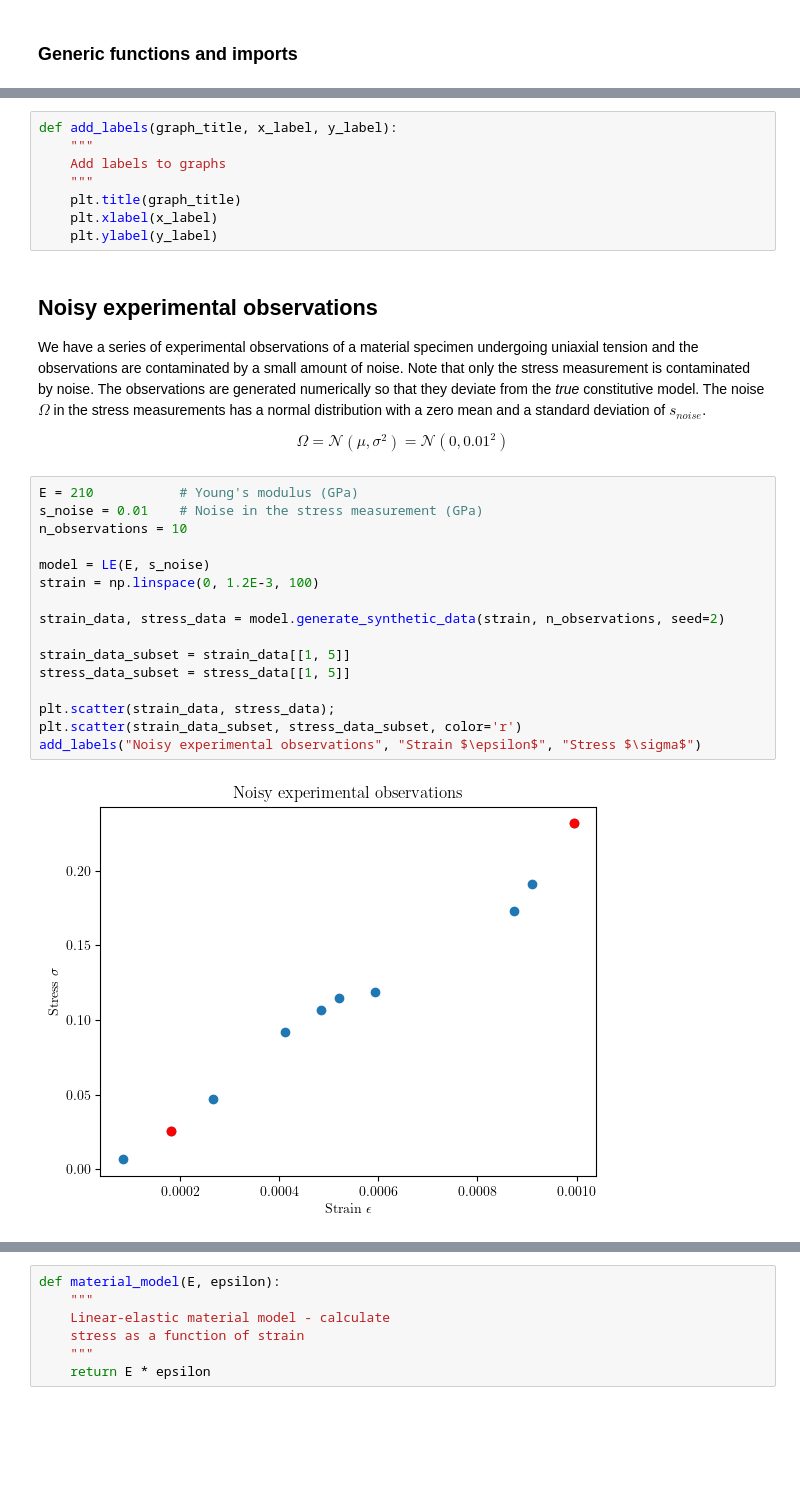
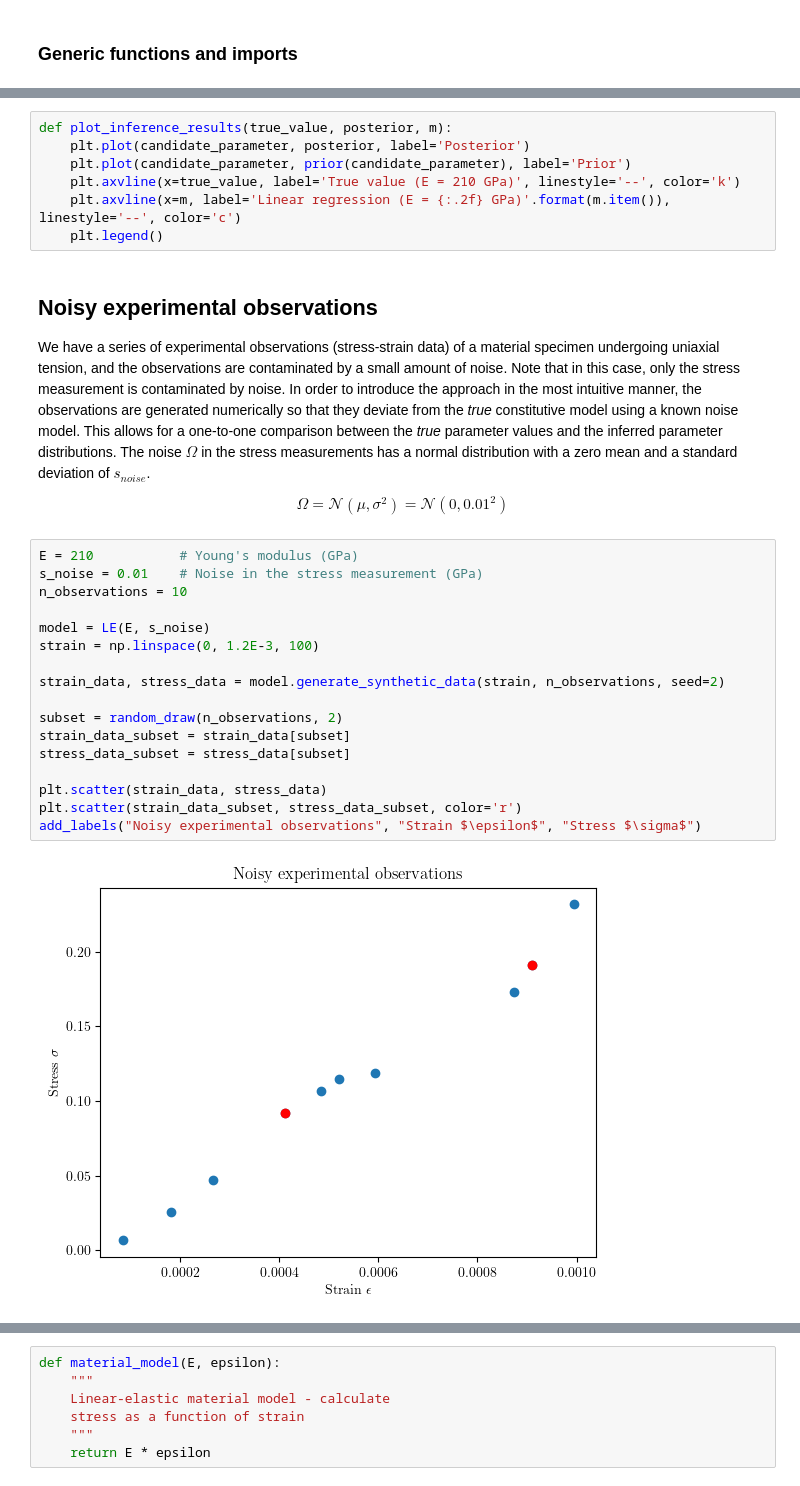
Before and after one commit to mark-hobbs/bayesian-inference-tutorial, a Jupyter notebook: 1_Linear_Elasticity_V2.ipynb, the cells around one changed output, grey strips where cells are left out. Saved outputs shown, nothing was run; the diff lists cells and outputs as text; blank space fills up the shorter version.

```diff
--- a/1_Linear_Elasticity_V2.ipynb
+++ b/1_Linear_Elasticity_V2.ipynb
@@ -20,38 +28,38 @@ plt.rcParams.update({
 plt.rcParams["font.family"] = "Times New Roman"
 
 save_figures = False
-# %%
-def add_labels(graph_title, x_label, y_label):
-    """
-    Add labels to graphs
-    """
-    plt.title(graph_title)
-    plt.xlabel(x_label)
-    plt.ylabel(y_label)
+# %%
+def plot_inference_results(true_value, posterior, m):
+    plt.plot(candidate_parameter, posterior, label='Posterior')
+    plt.plot(candidate_parameter, prior(candidate_parameter), label='Prior')
+    plt.axvline(x=true_value, label='True value (E = 210 GPa)', linestyle='--', color='k')
+    plt.axvline(x=m, label='Linear regression (E = {:.2f} GPa)'.format(m.item()), linestyle='--', color='c')
+    plt.legend()
 # %% [markdown]
 ## Noisy experimental observations
 
-We have a series of experimental observations of a material specimen undergoing uniaxial tension and the observations are contaminated by a small amount of noise. Note that only the stress measurement is contaminated by noise. The observations are generated numerically so that they deviate from the *true* constitutive model. The noise $\Omega$ in the stress measurements has a normal distribution with a zero mean and a standard deviation of $s_{noise}$.
+We have a series of experimental observations (stress-strain data) of a material specimen undergoing uniaxial tension, and the observations are contaminated by a small amount of noise. Note that in this case, only the stress measurement is contaminated by noise. In order to introduce the approach in the most intuitive manner, the observations are generated numerically so that they deviate from the *true* constitutive model using a known noise model. This allows for a one-to-one comparison between the *true* parameter values and the inferred parameter distributions. The noise $\Omega$ in the stress measurements has a normal distribution with a zero mean and a standard deviation of $s_{noise}$.
 
 $$\Omega = \mathcal{N}(\mu, \sigma^2) = \mathcal{N}(0, 0.01^2)$$
 # %%
 E = 210           # Young's modulus (GPa)
 s_noise = 0.01    # Noise in the stress measurement (GPa)
 n_observations = 10
 
 model = LE(E, s_noise)
 strain = np.linspace(0, 1.2E-3, 100)
 
 strain_data, stress_data = model.generate_synthetic_data(strain, n_observations, seed=2)
 
-strain_data_subset = strain_data[[1, 5]]
-stress_data_subset = stress_data[[1, 5]]
+subset = random_draw(n_observations, 2)
+strain_data_subset = strain_data[subset]
+stress_data_subset = stress_data[subset]
 
-plt.scatter(strain_data, stress_data);
+plt.scatter(strain_data, stress_data)
 plt.scatter(strain_data_subset, stress_data_subset, color='r')
 add_labels("Noisy experimental observations", "Strain $\epsilon$", "Stress $\sigma$")
 # %% [output]
-[figure, old version]
+[figure, new version]
 # %% [markdown]
 ## Constitutive model and *true* material parameters
 
```
Also changed, not shown: parts of 7 cells of this notebook, 1 other file.
